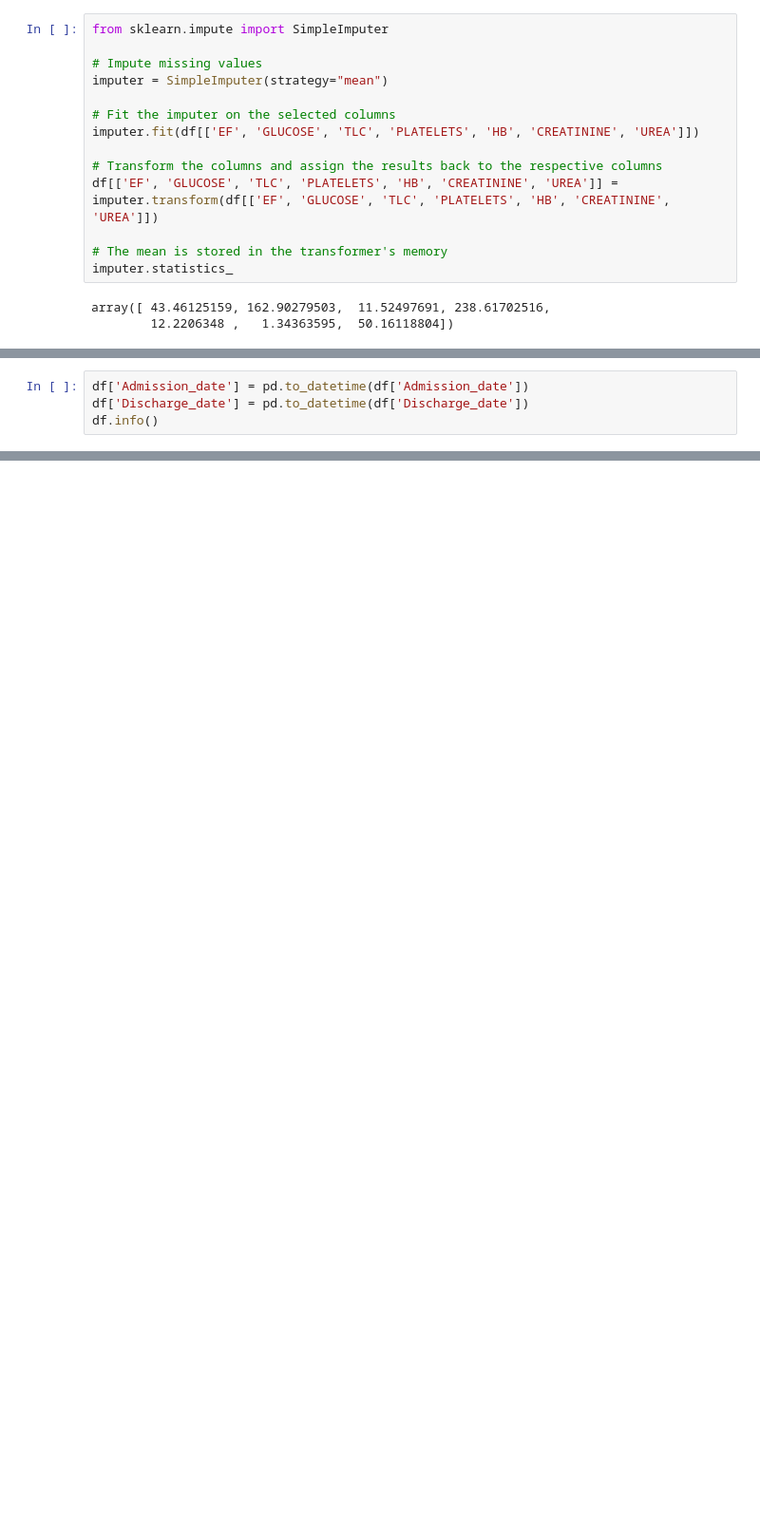
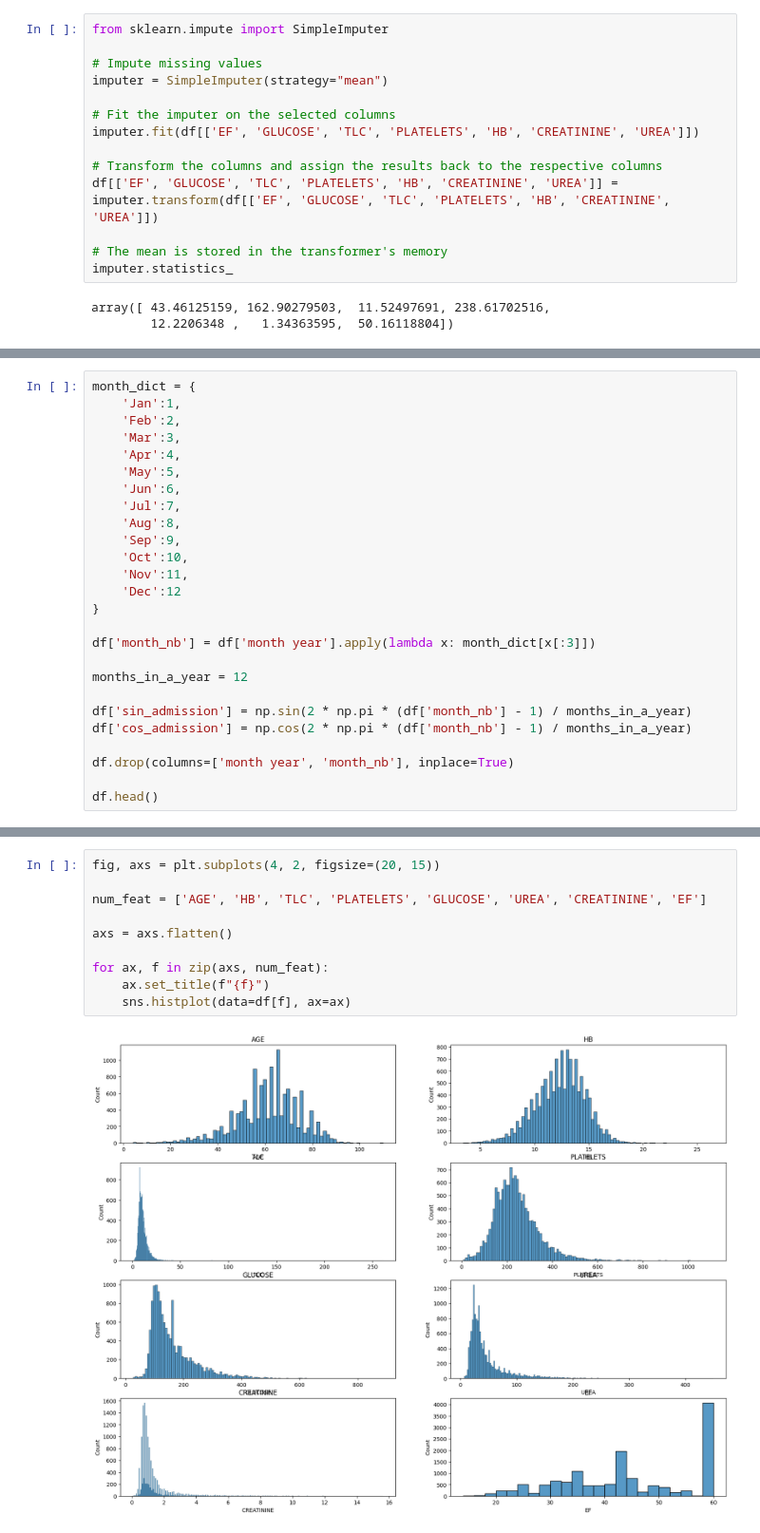
Before and after one commit to Reem24Alamri/hospitai, a Jupyter notebook: Preprocessing_new data.ipynb, the cells around one changed output, grey strips where cells are left out. Shown at 95% size. Cells and saved outputs as stored; diff of their text form; blank space fills up the shorter version.

```diff
--- a/Preprocessing_new data.ipynb
+++ b/Preprocessing_new data.ipynb
@@ -241,4 +122,0 @@ X_numerical.head()
-# %%
-df['Admission_date'] = pd.to_datetime(df['Admission_date'])
-df['Discharge_date'] = pd.to_datetime(df['Discharge_date'])
-df.info()
@@ -547,0 +151,26 @@ df['Billing Amount'].mean()
+# %%
+month_dict = {
+    'Jan':1,
+    'Feb':2,
+    'Mar':3,
+    'Apr':4,
+    'May':5,
+    'Jun':6,
+    'Jul':7,
+    'Aug':8,
+    'Sep':9,
+    'Oct':10,
+    'Nov':11,
+    'Dec':12
+}
+
+df['month_nb'] = df['month year'].apply(lambda x: month_dict[x[:3]])
+
+months_in_a_year = 12
+
+df['sin_admission'] = np.sin(2 * np.pi * (df['month_nb'] - 1) / months_in_a_year)
+df['cos_admission'] = np.cos(2 * np.pi * (df['month_nb'] - 1) / months_in_a_year)
+
+df.drop(columns=['month year', 'month_nb'], inplace=True)
+
+df.head()
@@ -547,0 +187,12 @@ df['Billing Amount'].mean()
+# %%
+fig, axs = plt.subplots(4, 2, figsize=(20, 15))
+
+num_feat = ['AGE', 'HB', 'TLC', 'PLATELETS', 'GLUCOSE', 'UREA', 'CREATININE', 'EF']
+
+axs = axs.flatten()
+
+for ax, f in zip(axs, num_feat):
+    ax.set_title(f"{f}")
+    sns.histplot(data=df[f], ax=ax)
+# %% [output]
+[figure, added]
```
Also changed, not shown: parts of 54 cells of this notebook.
